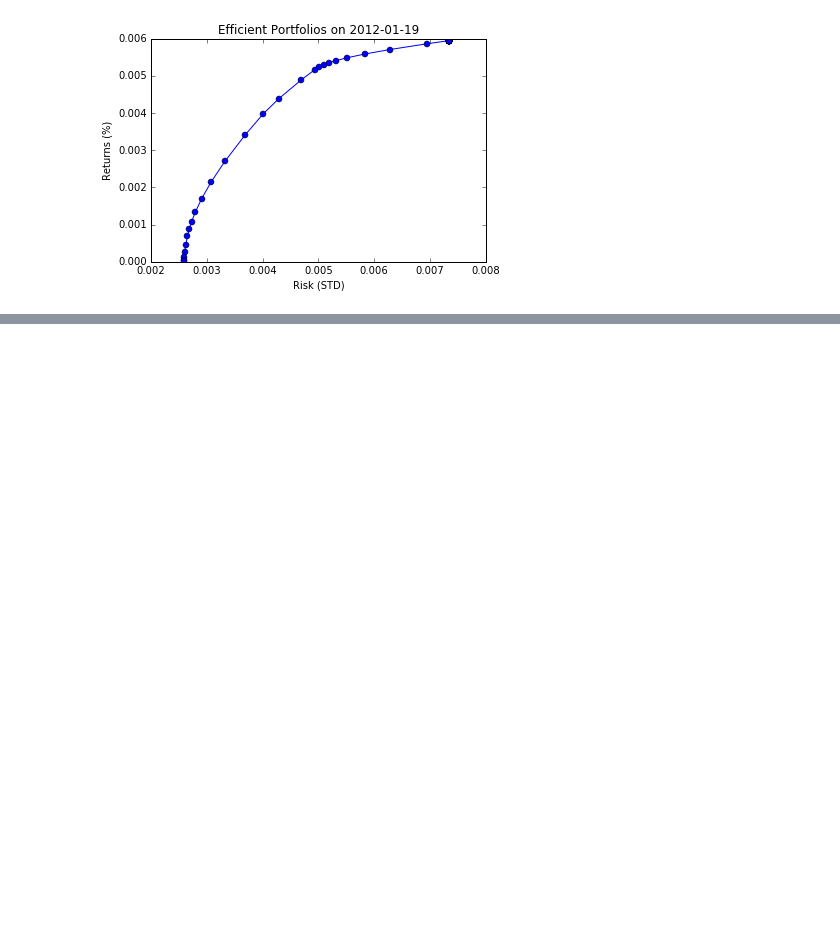
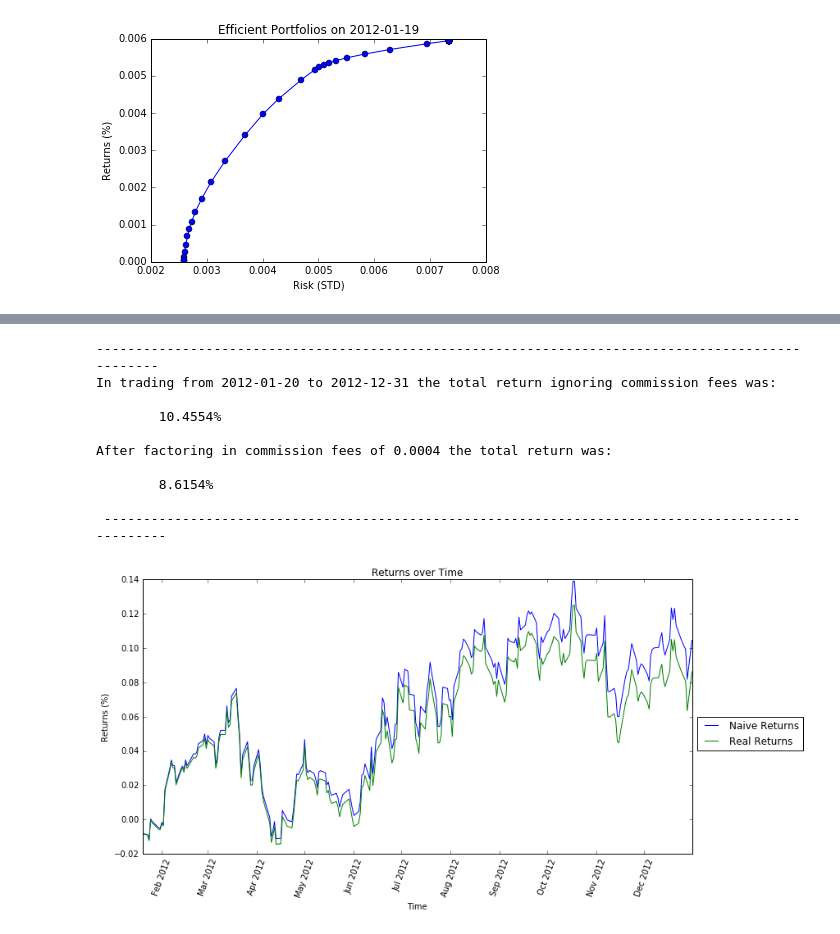
Before and after one commit to connordurkin/CPSC_458, a Jupyter notebook: final_project.ipynb, the cells around one changed output, grey strips where cells are left out. Saved outputs shown, nothing was run; the diff lists cells and outputs as text; code cells hidden in the pictures; blank space fills up the shorter version.

```diff
--- a/final_project.ipynb
+++ b/final_project.ipynb
@@ -220,0 +231,55 @@ analyzeResults()
+# %%
+weights, returns, naive_return = backtest(start_date='2012-01-01',end_date='2012-12-31')
+def analyzeResults( weights_df, total_returns, naive_return, commission = .0004):
+    start_date = weights_df.index[0]
+    end_date = weights_df.index[len(weights_df.index)-1]
+    # Get cummulative sum of returns for plotting
+    return_sums = total_returns.cumsum()
+    return_sums['total_return'] = return_sums.sum(axis=1)
+    # Analyze data with commission costs
+    weights_diff = weights_df.diff()
+    weights_diff['total_delta'] = weights_diff.abs().sum(axis = 1)
+    portfolio_movement = pandas.DataFrame(weights_diff['total_delta']/2)
+    portfolio_movement['commissions'] = portfolio_movement['total_delta']*commission
+    portfolio_movement['naive_return'] = total_returns.sum(axis=1)
+    portfolio_movement['real_return'] = (portfolio_movement['naive_return'] - portfolio_movement['commissions'])
+    real_sums = portfolio_movement.cumsum()
+    real_return = portfolio_movement['real_return'].sum()
+    # Print naive_return and real_return + analysis
+    naive_return_text = """
+--------------------------------------------------------------------------------------------------
+In trading from {0} to {1} the total return ignoring commission fees was:
+
+        {2:.4f}%
+
+After factoring in commission fees of {3} the total return was:
+
+        {4:.4f}%
+
+ --------------------------------------------------------------------------------------------------
+    """
+    print(naive_return_text.format( start_date, end_date, naive_return*100, commission ,real_return*100) )
+    # Get plot of naive_returns and real returns over time
+    plt.figure(figsize=(12,6))
+    plt.plot(return_sums.index,return_sums['total_return'],label='Naive Returns')
+    plt.plot(real_sums.index,real_sums['real_return'],label='Real Returns')
+    plt.title('Returns over Time')
+    plt.xlabel('Time')
+    plt.ylabel('Returns (%)')
+    plt.xticks(rotation=70)
+    plt.legend()
+    plt.legend(bbox_to_anchor=(1.01, .5), loc=2, borderaxespad=0.)
+    return
+analyzeResults( weights, returns, naive_return, commission = .0004)
+# %% [output]
+--------------------------------------------------------------------------------------------------
+In trading from 2012-01-20 to 2012-12-31 the total return ignoring commission fees was:
+
+        10.4554%
+
+After factoring in commission fees of 0.0004 the total return was:
+
+        8.6154%
+
+ --------------------------------------------------------------------------------------------------
+[figure, added]
```
Also changed, not shown: parts of 2 cells of this notebook, 1 other file.
